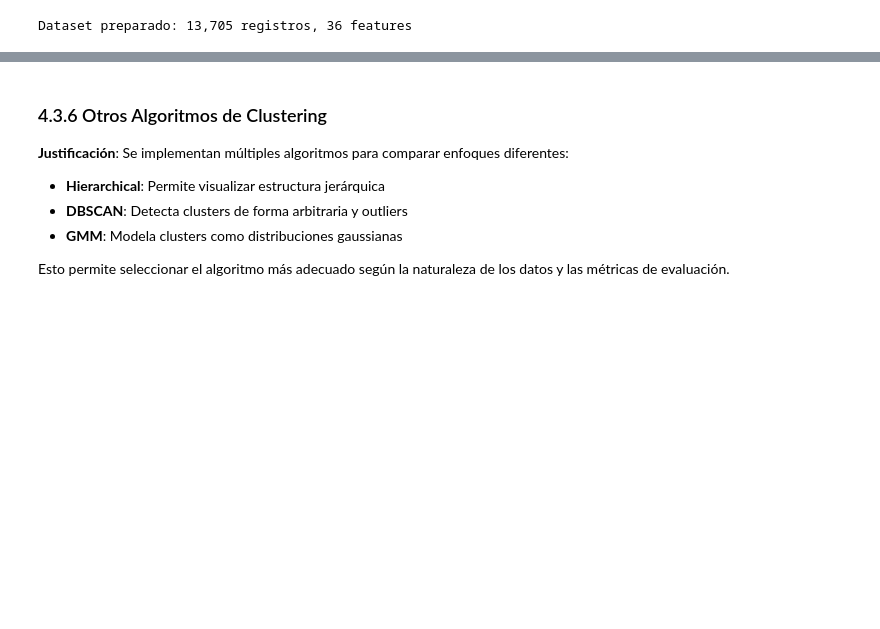
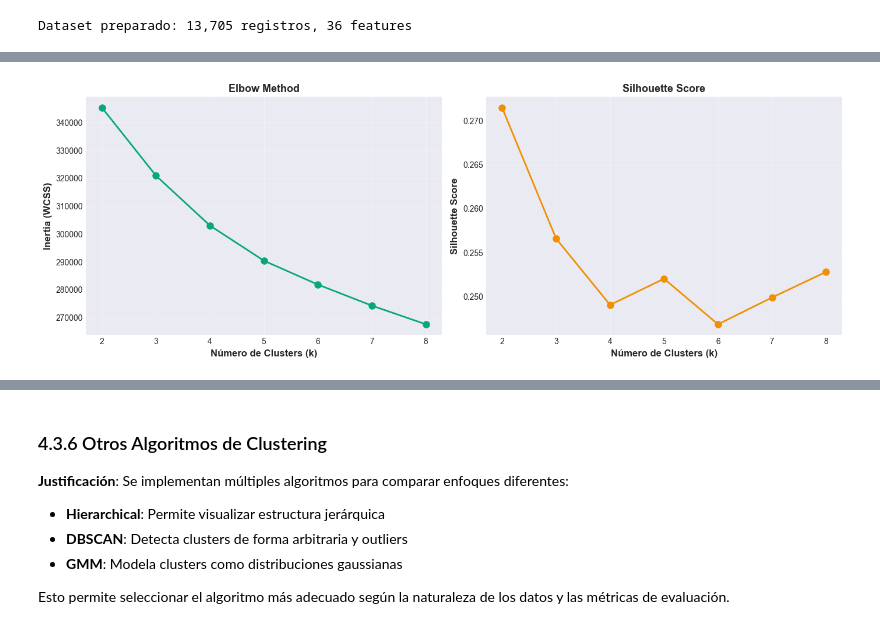
Before and after one commit to HecAguilaV/ML_Analisis_Ecosistema_Dev, a Jupyter notebook: notebooks/00_EXAMEN_FINAL_COMPLETO.ipynb, the cells around one changed output, grey strips where cells are left out. Drawn from its saved outputs; the diff is of its cells as text; code cells hidden in the pictures; blank space fills up the shorter version.

```diff
--- a/notebooks/00_EXAMEN_FINAL_COMPLETO.ipynb
+++ b/notebooks/00_EXAMEN_FINAL_COMPLETO.ipynb
@@ -572,43 +1922,48 @@ for k in k_range:
     sil_score = silhouette_score(X_scaled_df, labels)
     silhouette_scores.append(sil_score)
 
 # Visualización
 fig, (ax1, ax2) = plt.subplots(1, 2, figsize=(14, 5))
 
-ax1.plot(k_range, inertias, 'o-', color=COLOR_PRIMARY, linewidth=2, markersize=8)
-ax1.set_xlabel('Número de Clusters (k)', fontsize=12, fontweight='bold')
-ax1.set_ylabel('Inertia (WCSS)', fontsize=12, fontweight='bold')
-ax1.set_title('Elbow Method', fontsize=13, fontweight='bold')
+ax1.plot(k_range, inertias, "o-", color=COLOR_PRIMARY, linewidth=2, markersize=8)
+ax1.set_xlabel("Número de Clusters (k)", fontsize=12, fontweight="bold")
+ax1.set_ylabel("Inertia (WCSS)", fontsize=12, fontweight="bold")
+ax1.set_title("Elbow Method", fontsize=13, fontweight="bold")
 ax1.grid(True, alpha=0.3)
 
-ax2.plot(k_range, silhouette_scores, 'o-', color=COLOR_ACCENT, linewidth=2, markersize=8)
-ax2.set_xlabel('Número de Clusters (k)', fontsize=12, fontweight='bold')
-ax2.set_ylabel('Silhouette Score', fontsize=12, fontweight='bold')
-ax2.set_title('Silhouette Score', fontsize=13, fontweight='bold')
+ax2.plot(
+    k_range, silhouette_scores, "o-", color=COLOR_ACCENT, linewidth=2, markersize=8
+)
+ax2.set_xlabel("Número de Clusters (k)", fontsize=12, fontweight="bold")
+ax2.set_ylabel("Silhouette Score", fontsize=12, fontweight="bold")
+ax2.set_title("Silhouette Score", fontsize=13, fontweight="bold")
 ax2.grid(True, alpha=0.3)
 
 plt.tight_layout()
-plt.savefig(reporting_dir / 'kmeans_elbow_silhouette.png', dpi=300, bbox_inches='tight')
+plt.savefig(reporting_dir / "kmeans_elbow_silhouette.png", dpi=300, bbox_inches="tight")
 plt.show()
 
 # Determinar k óptimo
 optimal_k = k_range[np.argmax(silhouette_scores)]
 
 # Entrenar modelo final
 kmeans_final = KMeans(n_clusters=optimal_k, random_state=42, n_init=10)
 kmeans_labels = kmeans_final.fit_predict(X_scaled_df)
 
 # Métricas finales
 sil_final = silhouette_score(X_scaled_df, kmeans_labels)
 db_final = davies_bouldin_score(X_scaled_df, kmeans_labels)
 ch_final = calinski_harabasz_score(X_scaled_df, kmeans_labels)
 
 # Guardar modelo
 import joblib
-models_dir = data_dir / '06_models'
+
+models_dir = data_dir / "06_models"
 models_dir.mkdir(parents=True, exist_ok=True)
-joblib.dump(kmeans_final, models_dir / 'clustering_kmeans_model.pkl')
-joblib.dump(scaler_cluster, models_dir / 'clustering_scaler.pkl')
+joblib.dump(kmeans_final, models_dir / "clustering_kmeans_model.pkl")
+joblib.dump(scaler_cluster, models_dir / "clustering_scaler.pkl")
 
 # Agregar clusters al dataframe
-df_cluster['Cluster'] = kmeans_labels
+df_cluster["Cluster"] = kmeans_labels
+# %% [output]
+[figure, added]
```
Also changed, not shown: parts of 52 cells of this notebook, 12 other files.
